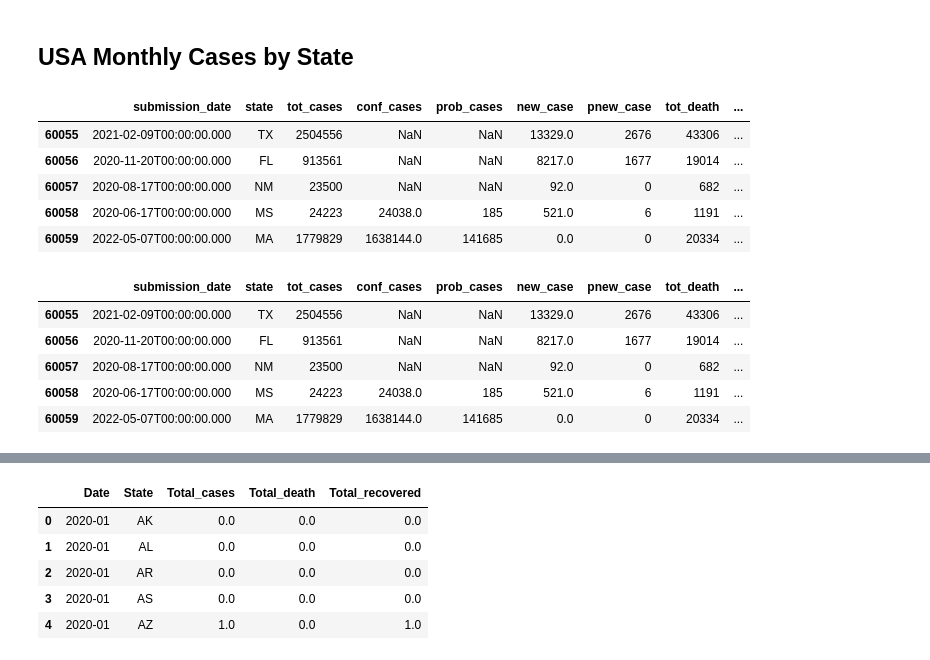
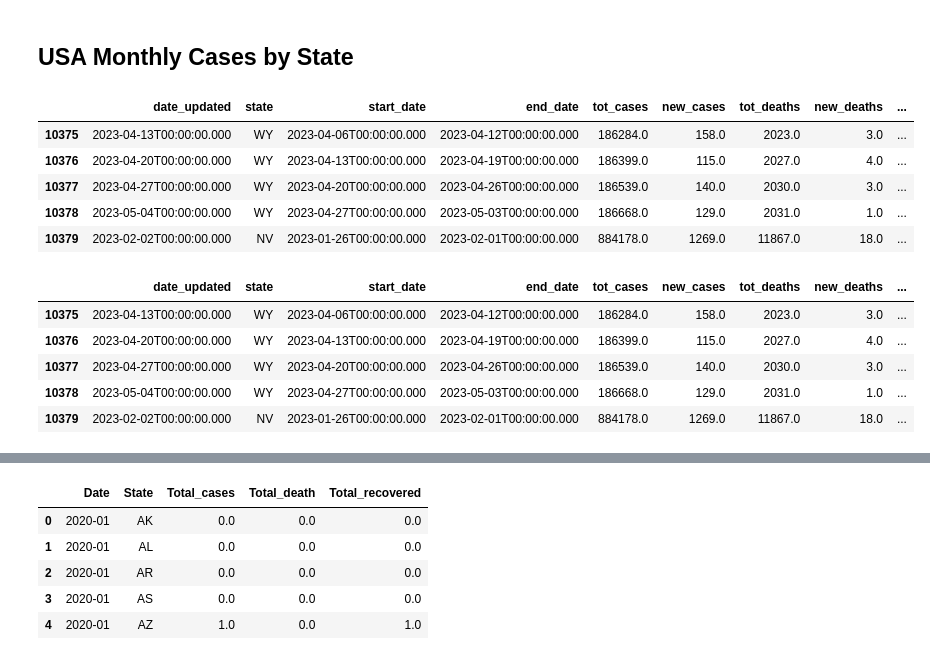
Before and after one commit to gotar1/COVID-19-Dashboard, a Jupyter notebook: Notebooks/analysis.ipynb, the cells around one changed output, grey strips where cells are left out. Drawn from its saved outputs; the diff is of its cells as text; code cells hidden in the pictures.

```diff
--- a/Notebooks/analysis.ipynb
+++ b/Notebooks/analysis.ipynb
@@ -24,32 +57,32 @@ from cdc_token import my_token
 # %%
 # set a client with a token
 client = Socrata("data.cdc.gov", my_token)
 
 # results returned as JSON from API / converted to Python list of
 # dictionaries by sodapy.
-results = client.get("9mfq-cb36", limit=100000)
-
+# results = client.get("9mfq-cb36", limit=10000000)
+results = client.get("pwn4-m3yp", limit=1000000000)
 # Convert to pandas DataFrame and display
 covid_df = pd.DataFrame.from_records(results)
 covid_df.tail()
 # %% [output]
-|  | submission_date | state | tot_cases | conf_cases | prob_cases | new_case | pnew_case | tot_death | ... |
-| 60055 | 2021-02-09T00:00:00.000 | TX | 2504556 | NaN | NaN | 13329.0 | 2676 | 43306 | ... |
-| 60056 | 2020-11-20T00:00:00.000 | FL | 913561 | NaN | NaN | 8217.0 | 1677 | 19014 | ... |
-| 60057 | 2020-08-17T00:00:00.000 | NM | 23500 | NaN | NaN | 92.0 | 0 | 682 | ... |
-| 60058 | 2020-06-17T00:00:00.000 | MS | 24223 | 24038.0 | 185 | 521.0 | 6 | 1191 | ... |
-| 60059 | 2022-05-07T00:00:00.000 | MA | 1779829 | 1638144.0 | 141685 | 0.0 | 0 | 20334 | ... |
+|  | date_updated | state | start_date | end_date | tot_cases | new_cases | tot_deaths | new_deaths | ... |
+| 10375 | 2023-04-13T00:00:00.000 | WY | 2023-04-06T00:00:00.000 | 2023-04-12T00:00:00.000 | 186284.0 | 158.0 | 2023.0 | 3.0 | ... |
+| 10376 | 2023-04-20T00:00:00.000 | WY | 2023-04-13T00:00:00.000 | 2023-04-19T00:00:00.000 | 186399.0 | 115.0 | 2027.0 | 4.0 | ... |
+| 10377 | 2023-04-27T00:00:00.000 | WY | 2023-04-20T00:00:00.000 | 2023-04-26T00:00:00.000 | 186539.0 | 140.0 | 2030.0 | 3.0 | ... |
+| 10378 | 2023-05-04T00:00:00.000 | WY | 2023-04-27T00:00:00.000 | 2023-05-03T00:00:00.000 | 186668.0 | 129.0 | 2031.0 | 1.0 | ... |
+| 10379 | 2023-02-02T00:00:00.000 | NV | 2023-01-26T00:00:00.000 | 2023-02-01T00:00:00.000 | 884178.0 | 1269.0 | 11867.0 | 18.0 | ... |
 # %%
 # add date columns which only has year and month for use with groupby later on..
-covid_df['date'] = pd.to_datetime(covid_df['submission_date']).dt.to_period('M').astype(str)
+covid_df['date'] = pd.to_datetime(covid_df['date_updated']).dt.to_period('M').astype(str)
 covid_df.tail()
 # %% [output]
-|  | submission_date | state | tot_cases | conf_cases | prob_cases | new_case | pnew_case | tot_death | ... |
-| 60055 | 2021-02-09T00:00:00.000 | TX | 2504556 | NaN | NaN | 13329.0 | 2676 | 43306 | ... |
-| 60056 | 2020-11-20T00:00:00.000 | FL | 913561 | NaN | NaN | 8217.0 | 1677 | 19014 | ... |
-| 60057 | 2020-08-17T00:00:00.000 | NM | 23500 | NaN | NaN | 92.0 | 0 | 682 | ... |
-| 60058 | 2020-06-17T00:00:00.000 | MS | 24223 | 24038.0 | 185 | 521.0 | 6 | 1191 | ... |
-| 60059 | 2022-05-07T00:00:00.000 | MA | 1779829 | 1638144.0 | 141685 | 0.0 | 0 | 20334 | ... |
+|  | date_updated | state | start_date | end_date | tot_cases | new_cases | tot_deaths | new_deaths | ... |
+| 10375 | 2023-04-13T00:00:00.000 | WY | 2023-04-06T00:00:00.000 | 2023-04-12T00:00:00.000 | 186284.0 | 158.0 | 2023.0 | 3.0 | ... |
+| 10376 | 2023-04-20T00:00:00.000 | WY | 2023-04-13T00:00:00.000 | 2023-04-19T00:00:00.000 | 186399.0 | 115.0 | 2027.0 | 4.0 | ... |
+| 10377 | 2023-04-27T00:00:00.000 | WY | 2023-04-20T00:00:00.000 | 2023-04-26T00:00:00.000 | 186539.0 | 140.0 | 2030.0 | 3.0 | ... |
+| 10378 | 2023-05-04T00:00:00.000 | WY | 2023-04-27T00:00:00.000 | 2023-05-03T00:00:00.000 | 186668.0 | 129.0 | 2031.0 | 1.0 | ... |
+| 10379 | 2023-02-02T00:00:00.000 | NV | 2023-01-26T00:00:00.000 | 2023-02-01T00:00:00.000 | 884178.0 | 1269.0 | 11867.0 | 18.0 | ... |
 # %%
 covid_df.dtypes
 # %% [output]
```
Also changed, not shown: parts of 20 cells of this notebook, 5 other files.
